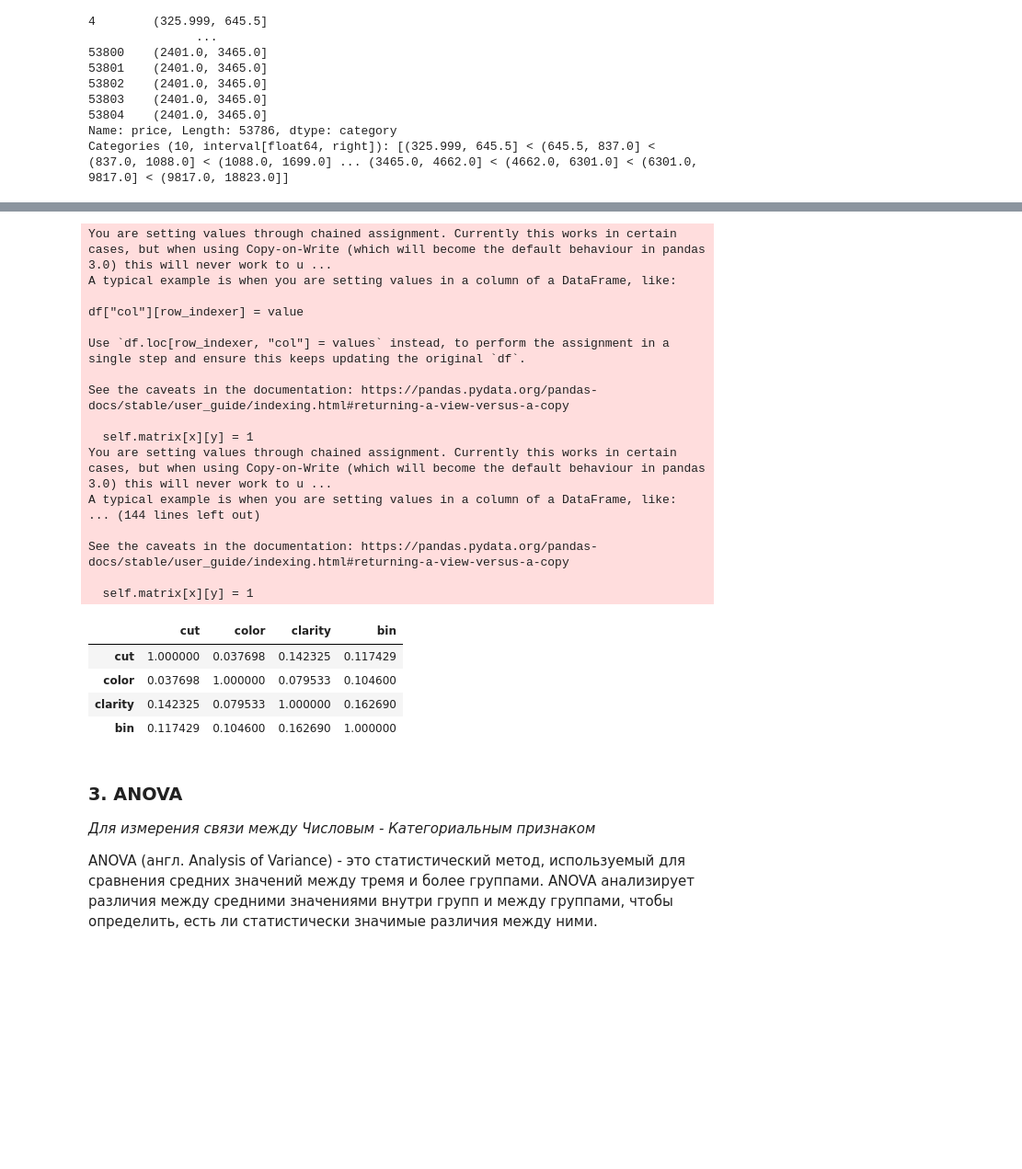
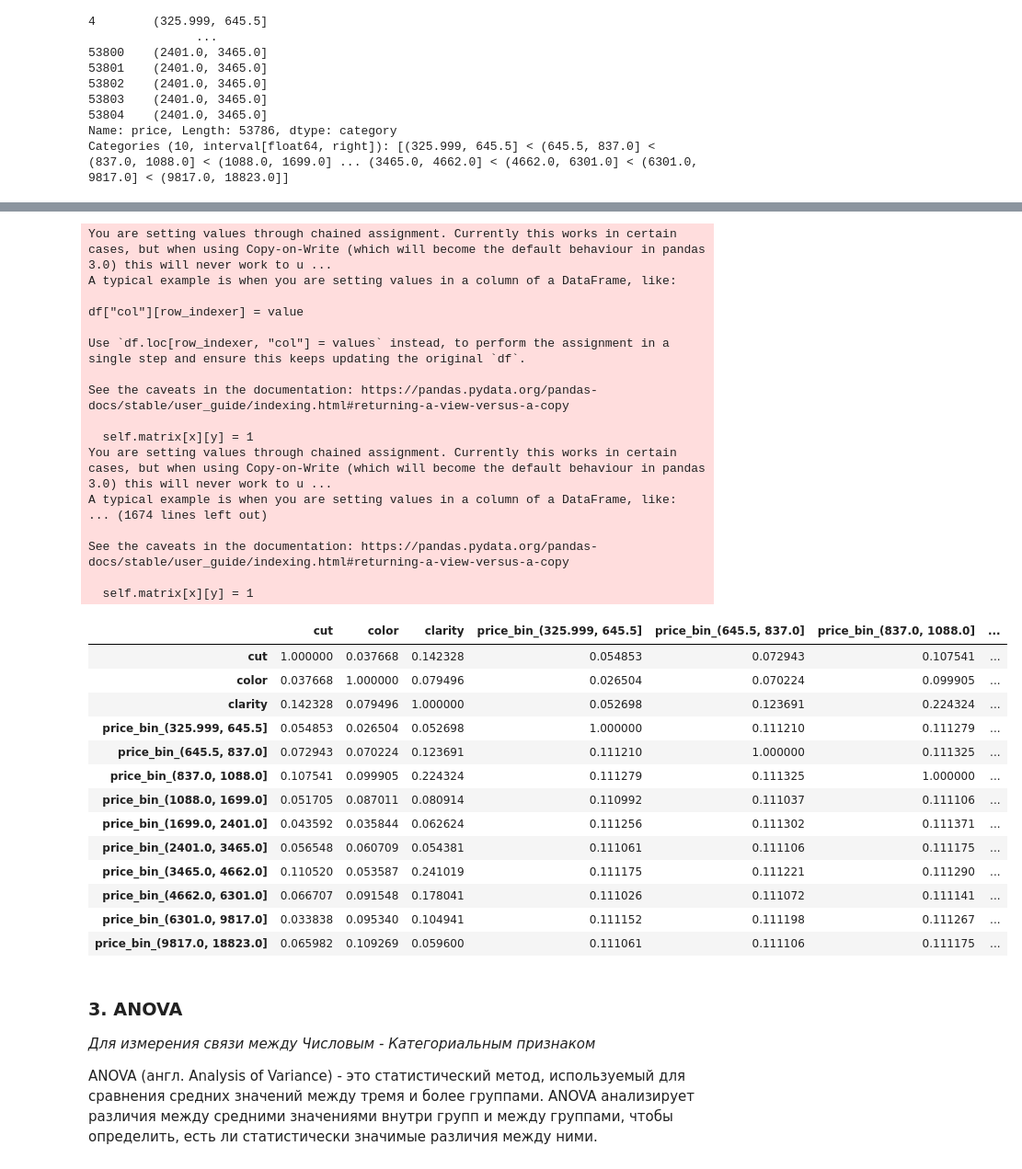
Before and after one commit to EliseyGlukhov/EDA_and_classification, a Jupyter notebook: Лаб №4/ФМИ_EDA_deep.ipynb, the cells around one changed output, grey strips where cells are left out. Shown at 92% size. Cells and saved outputs as stored; diff of their text form; code cells hidden in the pictures; blank space fills up the shorter version.

```diff
--- a/Лаб №4/ФМИ_EDA_deep.ipynb
+++ b/Лаб №4/ФМИ_EDA_deep.ipynb
@@ -246,0 +263,10 @@ Categories (10, interval[float64, right]): [(325.999, 645.5] < (645.5, 837.0] <
+# %%
+from sklearn.preprocessing import OneHotEncoder
+
+encoder = OneHotEncoder(sparse_output=False)
+df['bin'] = pd.qcut(df['price'], q=10)
+encoded_bins = encoder.fit_transform(df[['bin']])
+bins = encoder.categories_[0]
+df.drop(columns=['bin'], inplace=True)
+df = pd.concat([df, pd.DataFrame(encoded_bins, columns=[f'price_bin_{x}' for x in bins])], axis=1, join='inner')
+df
@@ -247,34 +287,43 @@ Categories (10, interval[float64, right]): [(325.999, 645.5] < (645.5, 837.0] <
 # %%
 import association_metrics as am
 
-df_cat = df.apply(lambda x: x.astype("category") if x.dtype == "object" else x)
-df_cat['bin'] = pd.qcut(df['price'], q=10)
+df_cat = df.apply(lambda x: x.astype("category") if (x.dtype == "object") or ('price_bin' in x.name) else x)
+
 cramersv = am.CramersV(df_cat)
 
 cramersv.fit()
 # %% [output]
 You are setting values through chained assignment. Currently this works in certain cases, but when using Copy-on-Write (which will become the default behaviour in pandas 3.0) this will never work to u ...
 A typical example is when you are setting values in a column of a DataFrame, like:
 
 df["col"][row_indexer] = value
 
 Use `df.loc[row_indexer, "col"] = values` instead, to perform the assignment in a single step and ensure this keeps updating the original `df`.
 
 See the caveats in the documentation: https://pandas.pydata.org/pandas-docs/stable/user_guide/indexing.html#returning-a-view-versus-a-copy
 
   self.matrix[x][y] = 1
 You are setting values through chained assignment. Currently this works in certain cases, but when using Copy-on-Write (which will become the default behaviour in pandas 3.0) this will never work to u ...
 A typical example is when you are setting values in a column of a DataFrame, like:
-... (144 lines left out)
+... (1674 lines left out)
 
 See the caveats in the documentation: https://pandas.pydata.org/pandas-docs/stable/user_guide/indexing.html#returning-a-view-versus-a-copy
 
   self.matrix[x][y] = 1
-|  | cut | color | clarity | bin |
-| cut | 1.000000 | 0.037698 | 0.142325 | 0.117429 |
-| color | 0.037698 | 1.000000 | 0.079533 | 0.104600 |
-| clarity | 0.142325 | 0.079533 | 1.000000 | 0.162690 |
-| bin | 0.117429 | 0.104600 | 0.162690 | 1.000000 |
+|  | cut | color | clarity | price_bin_(325.999, 645.5] | price_bin_(645.5, 837.0] | price_bin_(837.0, 1088.0] | ... |
+| cut | 1.000000 | 0.037668 | 0.142328 | 0.054853 | 0.072943 | 0.107541 | ... |
+| color | 0.037668 | 1.000000 | 0.079496 | 0.026504 | 0.070224 | 0.099905 | ... |
+| clarity | 0.142328 | 0.079496 | 1.000000 | 0.052698 | 0.123691 | 0.224324 | ... |
+| price_bin_(325.999, 645.5] | 0.054853 | 0.026504 | 0.052698 | 1.000000 | 0.111210 | 0.111279 | ... |
+| price_bin_(645.5, 837.0] | 0.072943 | 0.070224 | 0.123691 | 0.111210 | 1.000000 | 0.111325 | ... |
+| price_bin_(837.0, 1088.0] | 0.107541 | 0.099905 | 0.224324 | 0.111279 | 0.111325 | 1.000000 | ... |
+| price_bin_(1088.0, 1699.0] | 0.051705 | 0.087011 | 0.080914 | 0.110992 | 0.111037 | 0.111106 | ... |
+| price_bin_(1699.0, 2401.0] | 0.043592 | 0.035844 | 0.062624 | 0.111256 | 0.111302 | 0.111371 | ... |
+| price_bin_(2401.0, 3465.0] | 0.056548 | 0.060709 | 0.054381 | 0.111061 | 0.111106 | 0.111175 | ... |
+| price_bin_(3465.0, 4662.0] | 0.110520 | 0.053587 | 0.241019 | 0.111175 | 0.111221 | 0.111290 | ... |
+| price_bin_(4662.0, 6301.0] | 0.066707 | 0.091548 | 0.178041 | 0.111026 | 0.111072 | 0.111141 | ... |
+| price_bin_(6301.0, 9817.0] | 0.033838 | 0.095340 | 0.104941 | 0.111152 | 0.111198 | 0.111267 | ... |
+| price_bin_(9817.0, 18823.0] | 0.065982 | 0.109269 | 0.059600 | 0.111061 | 0.111106 | 0.111175 | ... |
 # %% [markdown]
 ### 3. ANOVA
 
```
Also changed, not shown: parts of 2 cells of this notebook.
